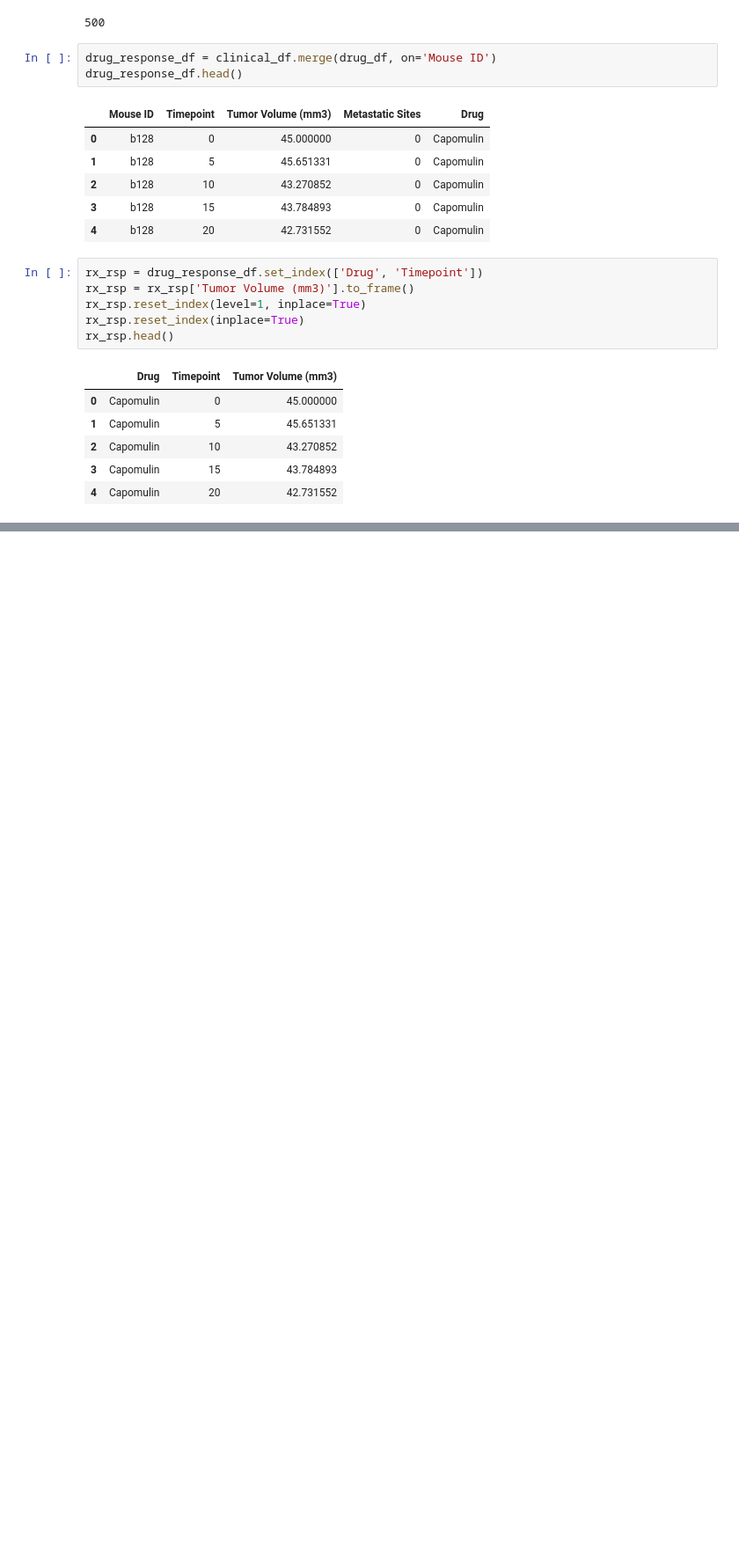
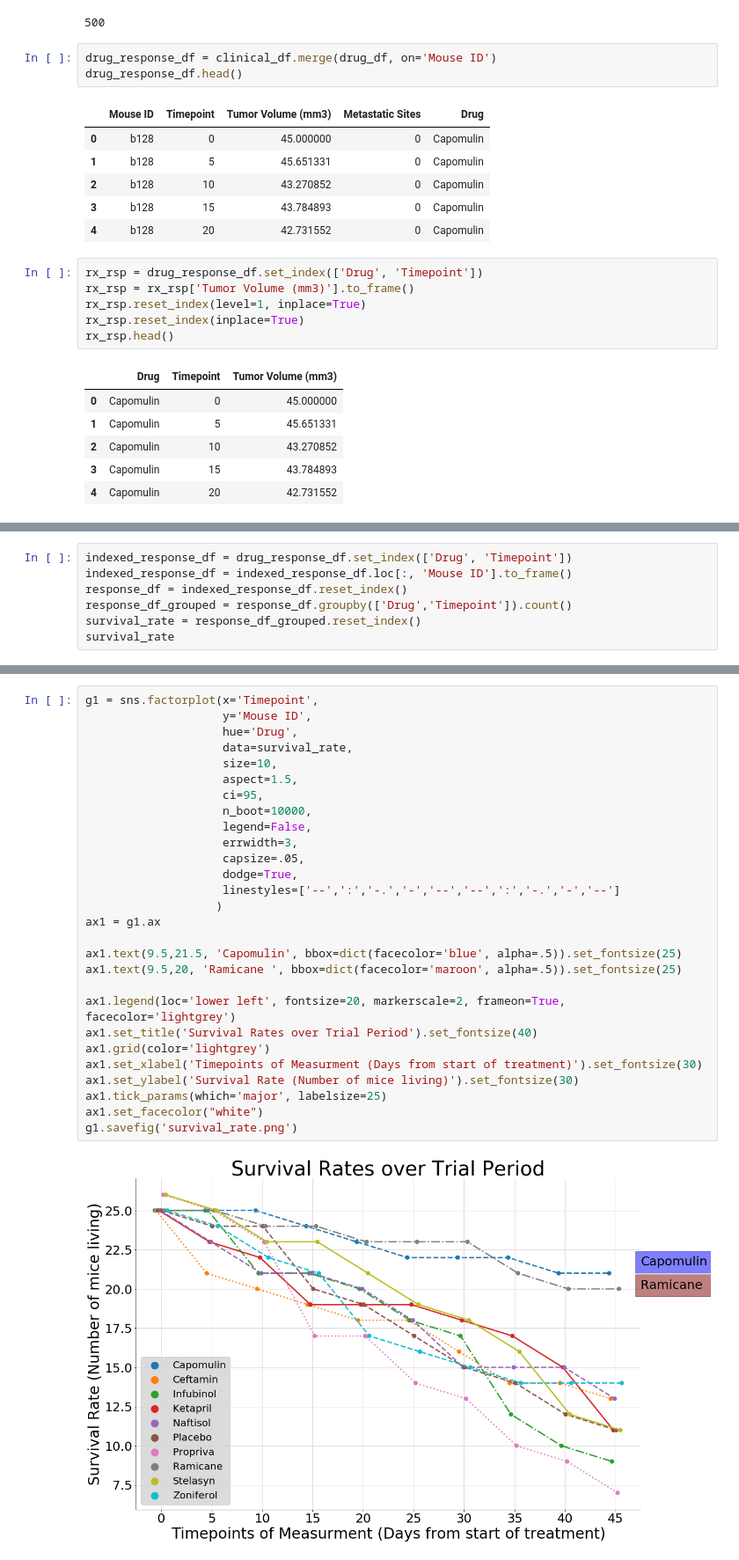
Before and after one commit to jgroth1/Plotting_data, a Jupyter notebook: Pymaceuticals/Pymaceuticals_analysis.ipynb, the cells around one changed output, grey strips where cells are left out. Shown: that part at 88% size. Saved outputs shown, nothing was run; the diff lists cells and outputs as text; blank space fills up the shorter version.

```diff
--- a/Pymaceuticals/Pymaceuticals_analysis.ipynb
+++ b/Pymaceuticals/Pymaceuticals_analysis.ipynb
@@ -124,0 +140,7 @@ g1.savefig('metastatic_sites.png')
+# %%
+indexed_response_df = drug_response_df.set_index(['Drug', 'Timepoint'])
+indexed_response_df = indexed_response_df.loc[:, 'Mouse ID'].to_frame()
+response_df = indexed_response_df.reset_index()
+response_df_grouped = response_df.groupby(['Drug','Timepoint']).count()
+survival_rate = response_df_grouped.reset_index()
+survival_rate
@@ -124,0 +166,30 @@ g1.savefig('metastatic_sites.png')
+# %%
+g1 = sns.factorplot(x='Timepoint',
+                    y='Mouse ID',
+                    hue='Drug',
+                    data=survival_rate,
+                    size=10,
+                    aspect=1.5,
+                    ci=95,
+                    n_boot=10000,
+                    legend=False,
+                    errwidth=3,
+                    capsize=.05,
+                    dodge=True,
+                    linestyles=['--',':','-.','-','--','--',':','-.','-','--']
+                   )
+ax1 = g1.ax
+
+ax1.text(9.5,21.5, 'Capomulin', bbox=dict(facecolor='blue', alpha=.5)).set_fontsize(25)
+ax1.text(9.5,20, 'Ramicane ', bbox=dict(facecolor='maroon', alpha=.5)).set_fontsize(25)
+
+ax1.legend(loc='lower left', fontsize=20, markerscale=2, frameon=True, facecolor='lightgrey')
+ax1.set_title('Survival Rates over Trial Period').set_fontsize(40)
+ax1.grid(color='lightgrey')
+ax1.set_xlabel('Timepoints of Measurment (Days from start of treatment)').set_fontsize(30)
+ax1.set_ylabel('Survival Rate (Number of mice living)').set_fontsize(30)
+ax1.tick_params(which='major', labelsize=25)
+ax1.set_facecolor("white")
+g1.savefig('survival_rate.png')
+# %% [output]
+[figure, added]
```
Also changed, not shown: parts of 9 cells of this notebook, 4 other files.
